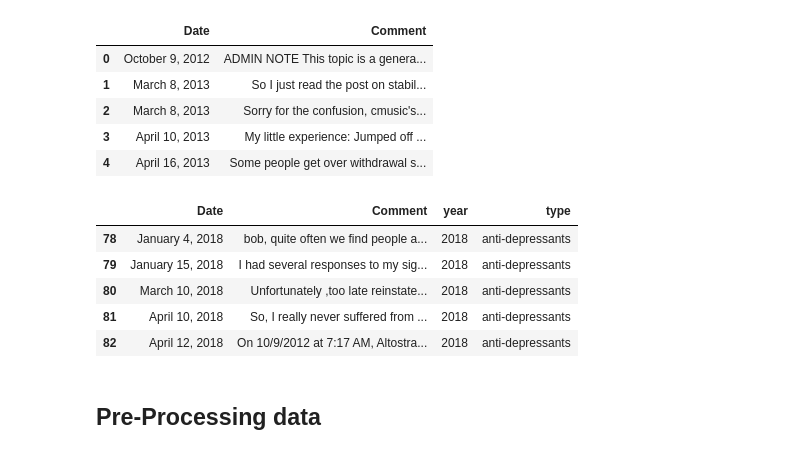
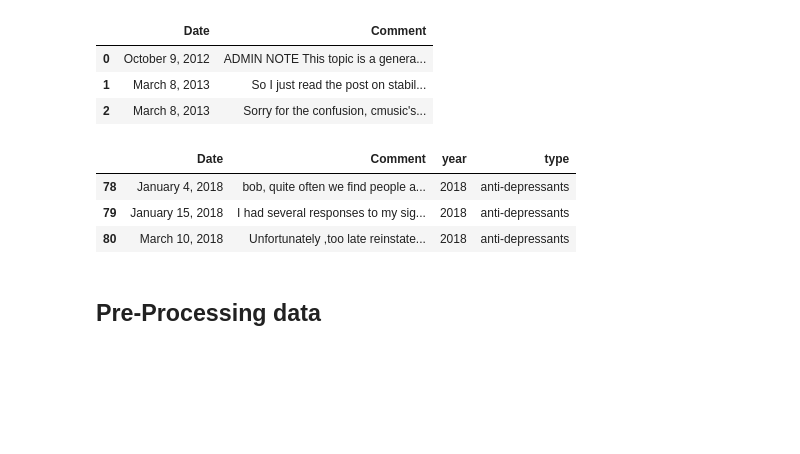
Before and after one commit to Karishma34/MedTech-Project, a Jupyter notebook: Web Scraping/forums/pre_process.ipynb, the cells around one changed output. Cells and saved outputs as stored; diff of their text form; code cells hidden in the pictures; blank space fills up the shorter version.

```diff
--- a/Web Scraping/forums/pre_process.ipynb
+++ b/Web Scraping/forums/pre_process.ipynb
@@ -9,37 +9,33 @@ tqdm.pandas()
 # %%
 pd.set_option('display.max_colwidth', 1)
 # %%
-reddit_file = 'Z://Year 2//Programming//DAC//External Project//csvs//reddit.csv'
-effective_forum_file = 'Z://Year 2//Programming//DAC//External Project//csvs//effectivealtruism_antidepressants.csv'
-cancer_forum_file = 'Z://Year 2//Programming//DAC//External Project//csvs//cancer_research.csv'
-anti_depressant_file = 'Z://Year 2//Programming//DAC//External Project//csvs//symptoms_and_withdrawals.csv'
+reddit_file = 'Z://Year 2//Programming//DAC//External Project//csvs//comments//reddit.csv'
+effective_forum_file = 'Z://Year 2//Programming//DAC//External Project//csvs//comments//effectivealtruism_antidepressants.csv'
+cancer_forum_file = 'Z://Year 2//Programming//DAC//External Project//csvs//comments//cancer_research.csv'
+anti_depressant_file = 'Z://Year 2//Programming//DAC//External Project//csvs//comments//symptoms_and_withdrawals.csv'
 # %%
 reddit_df = pd.read_csv(reddit_file)
 effective_forum_df = pd.read_csv(effective_forum_file)
 cancer_forum_df = pd.read_csv(cancer_forum_file)
 anti_depressant_df = pd.read_csv(anti_depressant_file)
 # %%
-anti_depressant_df.head(5)
+anti_depressant_df.head(3)
 # %% [output]
 |  | Date | Comment |
 | 0 | October 9, 2012 | ADMIN NOTE This topic is a genera... |
 | 1 | March 8, 2013 | So I just read the post on stabil... |
 | 2 | March 8, 2013 | Sorry for the confusion, cmusic's... |
-| 3 | April 10, 2013 | My little experience: Jumped off ... |
-| 4 | April 16, 2013 | Some people get over withdrawal s... |
 # %%
 anti_depressant_df['year'] = anti_depressant_df['Date'].str.extract(r'(\d+)$')
 anti_depressant_df = anti_depressant_df.query('year >= "2018" & Comment.notnull()')
 anti_depressant_df['type'] = 'anti-depressants'
 # %%
-anti_depressant_df.head(5)
+anti_depressant_df.head(3)
 # %% [output]
 |  | Date | Comment | year | type |
 | 78 | January 4, 2018 | bob, quite often we find people a... | 2018 | anti-depressants |
 | 79 | January 15, 2018 | I had several responses to my sig... | 2018 | anti-depressants |
 | 80 | March 10, 2018 | Unfortunately ,too late reinstate... | 2018 | anti-depressants |
-| 81 | April 10, 2018 | So, I really never suffered from ... | 2018 | anti-depressants |
-| 82 | April 12, 2018 | On 10/9/2012 at 7:17 AM, Altostra... | 2018 | anti-depressants |
 # %%
 merged_df = pd.concat([anti_depressant_df[['Comment','type' ]]\
                        .rename(columns={'Comment' : 'comments'}),
```
Also changed, not shown: parts of 14 cells of this notebook.
